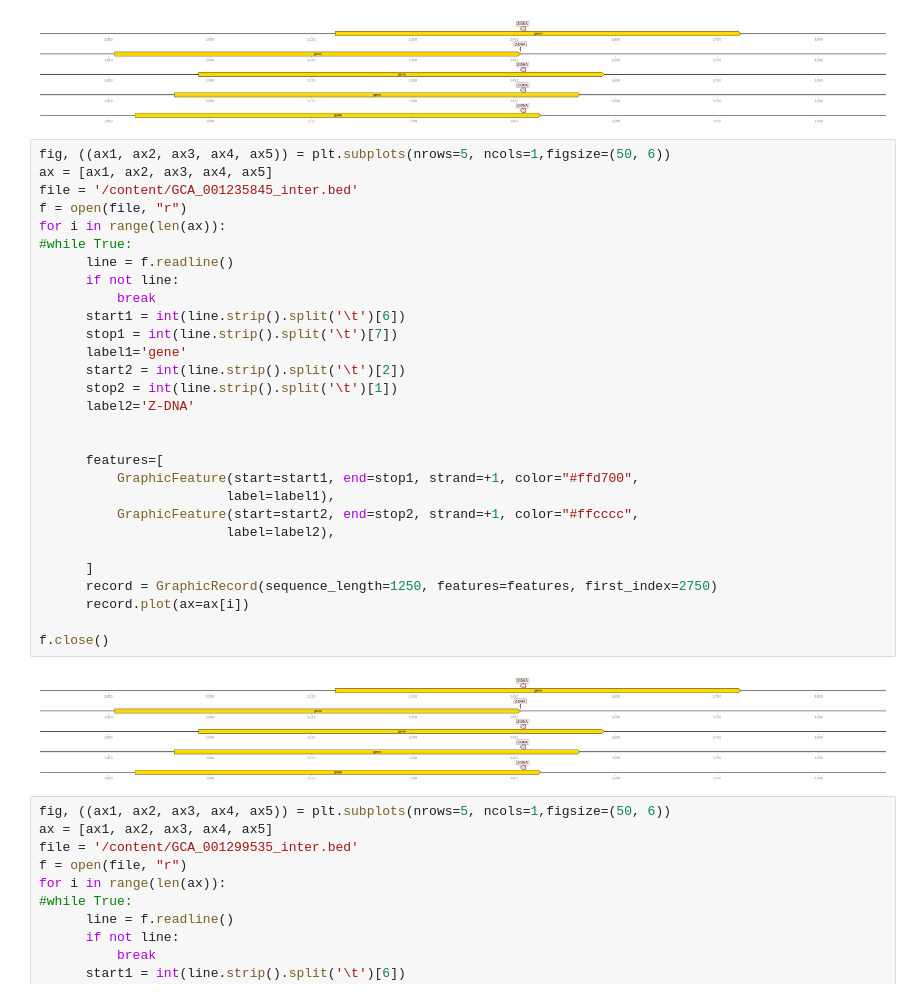
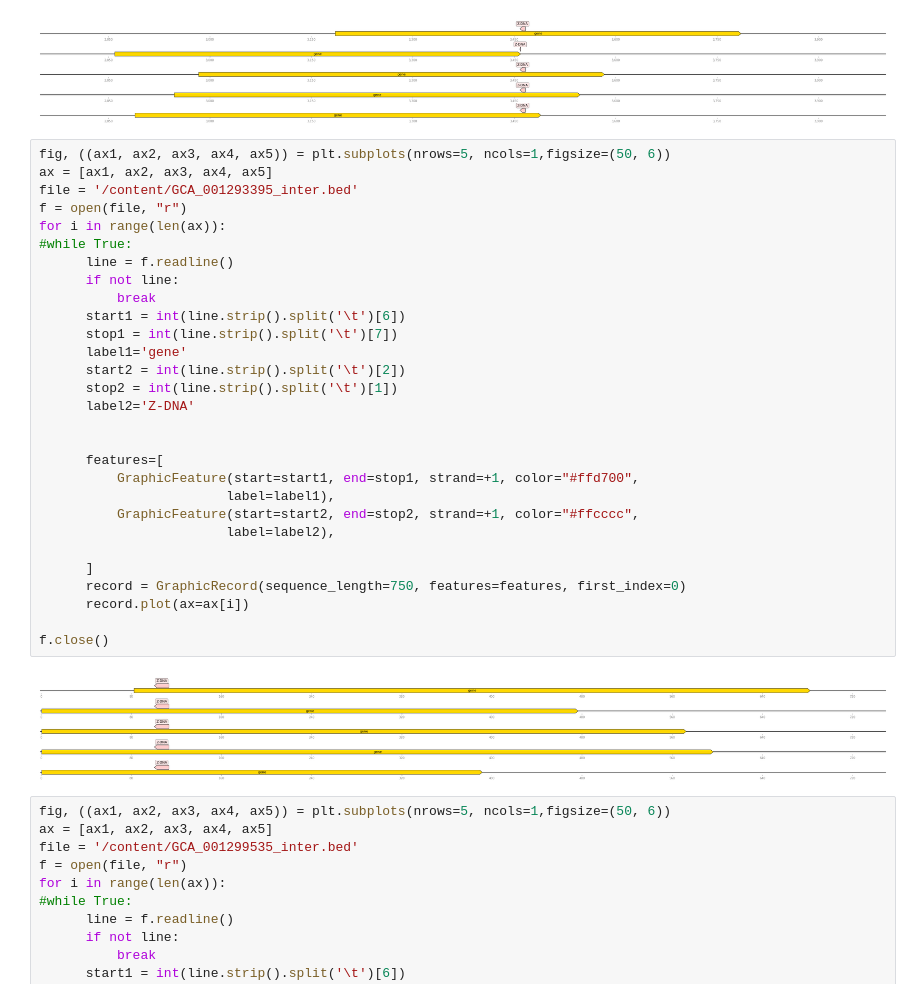
Before and after one commit to Vladm0z/hse22_project, a Jupyter notebook: Mozgovoy_minor_project.ipynb, the cells around one changed output. Cells and saved outputs as stored; diff of their text form.

```diff
--- a/Mozgovoy_minor_project.ipynb
+++ b/Mozgovoy_minor_project.ipynb
@@ -762,34 +745,34 @@ f.close()
 # %%
 fig, ((ax1, ax2, ax3, ax4, ax5)) = plt.subplots(nrows=5, ncols=1,figsize=(50, 6))
 ax = [ax1, ax2, ax3, ax4, ax5]
-file = '/content/GCA_001235845_inter.bed'
+file = '/content/GCA_001293395_inter.bed'
 f = open(file, "r")
 for i in range(len(ax)):
 #while True:
       line = f.readline()
       if not line:
           break
       start1 = int(line.strip().split('\t')[6])
       stop1 = int(line.strip().split('\t')[7])
       label1='gene'
       start2 = int(line.strip().split('\t')[2])
       stop2 = int(line.strip().split('\t')[1])
       label2='Z-DNA'
 
 
       features=[
           GraphicFeature(start=start1, end=stop1, strand=+1, color="#ffd700",
                         label=label1),
           GraphicFeature(start=start2, end=stop2, strand=+1, color="#ffcccc",
                         label=label2),
 
       ]
-      record = GraphicRecord(sequence_length=1250, features=features, first_index=2750)
+      record = GraphicRecord(sequence_length=750, features=features, first_index=0)
       record.plot(ax=ax[i])
 
 f.close()
 # %% [output]
-[figure, old version]
+[figure, new version]
 # %%
 fig, ((ax1, ax2, ax3, ax4, ax5)) = plt.subplots(nrows=5, ncols=1,figsize=(50, 6))
 ax = [ax1, ax2, ax3, ax4, ax5]
```
Also changed, not shown: parts of 13 cells of this notebook.
